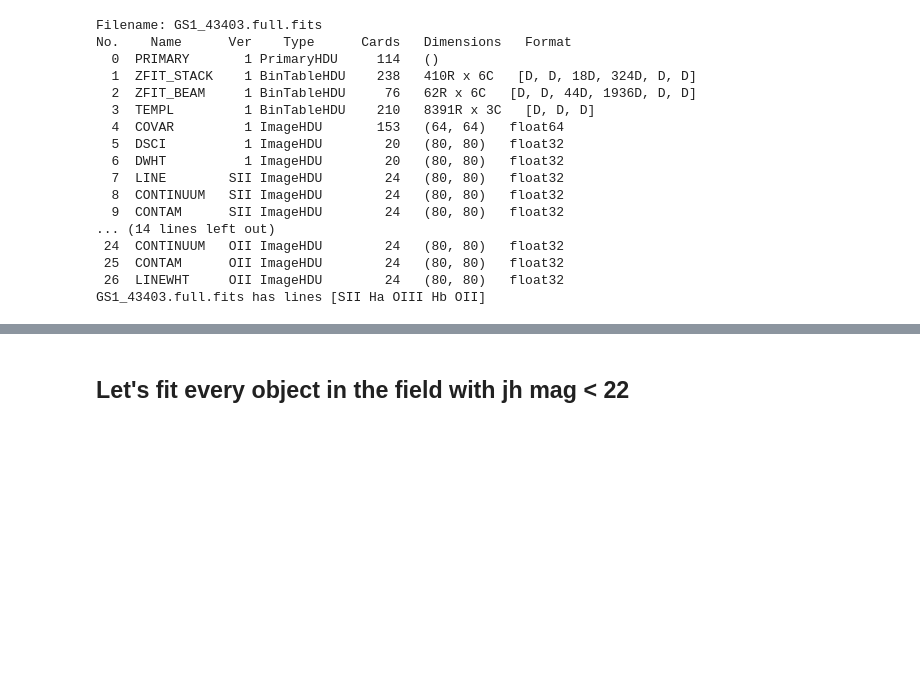
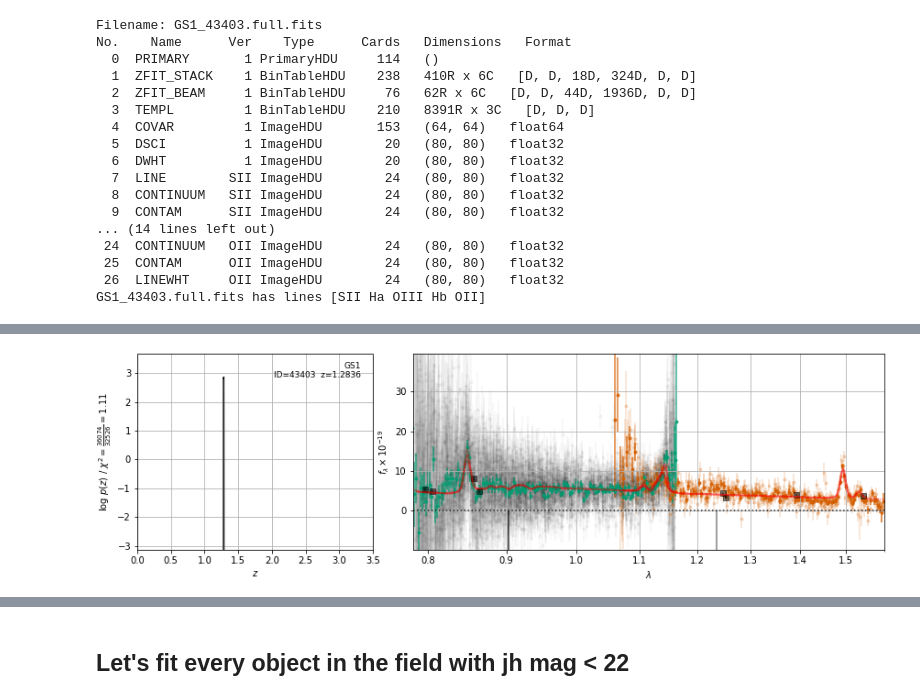
Before and after one commit to ivastar/clear, a Jupyter notebook: notebooks/grizli/grizli_model_and_fit.ipynb, the cells around one changed output, grey strips where cells are left out. Cells and saved outputs as stored; diff of their text form; code cells hidden in the pictures; blank space fills up the shorter version.

```diff
--- a/notebooks/grizli/grizli_model_and_fit.ipynb
+++ b/notebooks/grizli/grizli_model_and_fit.ipynb
@@ -500,0 +505,4 @@ GS1_43403.full.fits has lines [SII Ha OIII Hb OII]
+# %%
+Image(filename = PATH_TO_PREP + '/GS1_43403.full.png', width = 1000, height = 1000)
+# %% [output]
+[figure, added]
```
Also changed, not shown: parts of 11 cells of this notebook.
